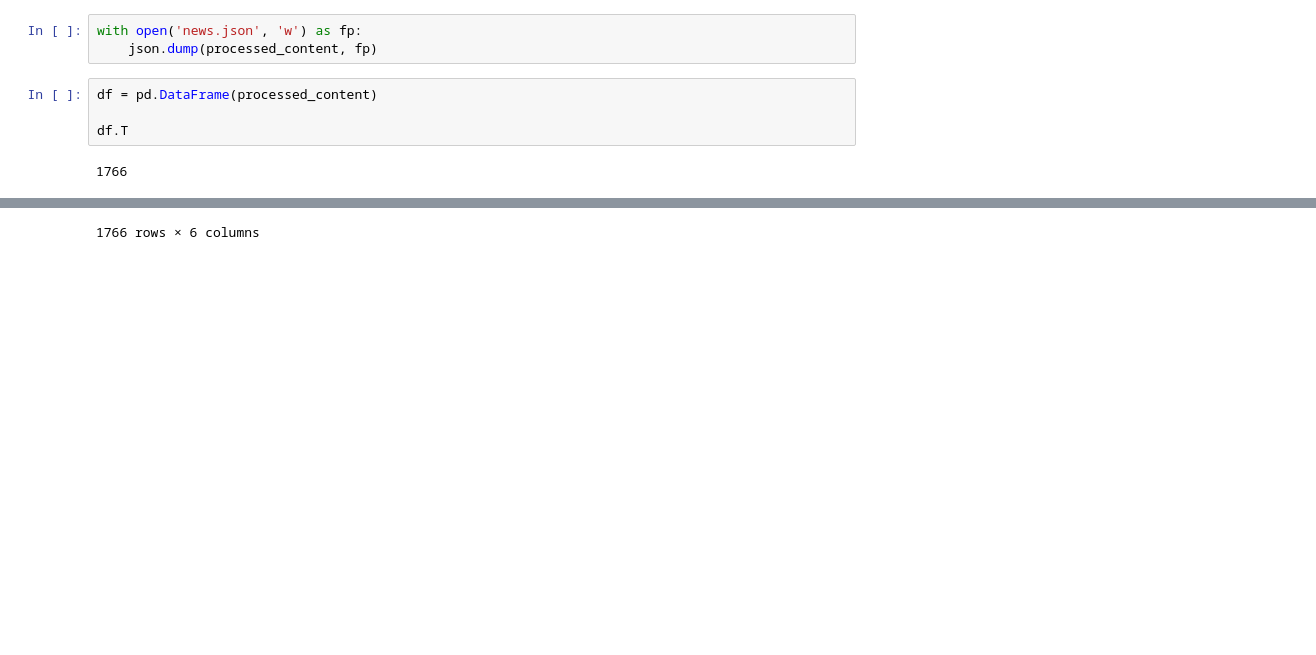
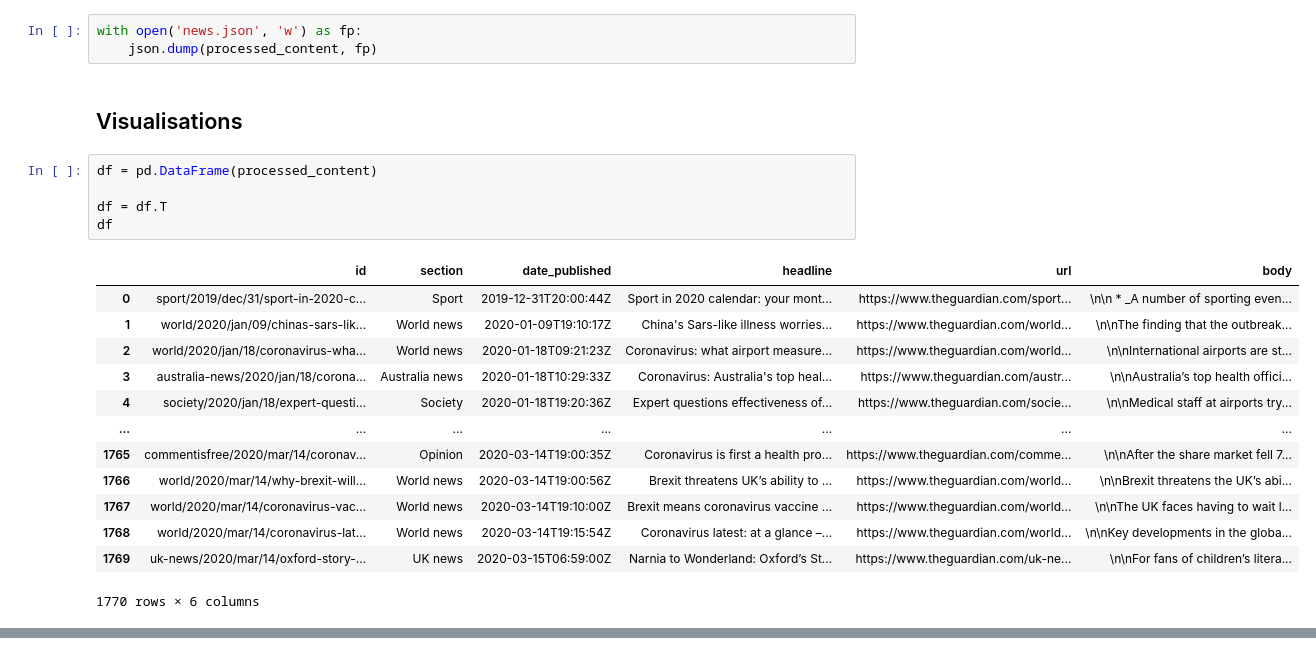
Before and after one commit to fznsakib/covidology, a Jupyter notebook: news.ipynb, the cells around one changed output, grey strips where cells are left out. Cells and saved outputs as stored; diff of their text form; blank space fills up the shorter version.

```diff
--- a/news.ipynb
+++ b/news.ipynb
@@ -106,9 +108,24 @@ for id in content.keys():
 # %%
 with open('news.json', 'w') as fp:
     json.dump(processed_content, fp)
+# %% [markdown]
+## Visualisations
 # %%
 df = pd.DataFrame(processed_content)
 
-df.T
+df = df.T
+df
 # %% [output]
+|  | id | section | date_published | headline | url | body |
+| 0 | sport/2019/dec/31/sport-in-2020-c... | Sport | 2019-12-31T20:00:44Z | Sport in 2020 calendar: your mont... | https://www.theguardian.com/sport... | \n\n * _A number of sporting even... |
+| 1 | world/2020/jan/09/chinas-sars-lik... | World news | 2020-01-09T19:10:17Z | China's Sars-like illness worries... | https://www.theguardian.com/world... | \n\nThe finding that the outbreak... |
+| 2 | world/2020/jan/18/coronavirus-wha... | World news | 2020-01-18T09:21:23Z | Coronavirus: what airport measure... | https://www.theguardian.com/world... | \n\nInternational airports are st... |
+| 3 | australia-news/2020/jan/18/corona... | Australia news | 2020-01-18T10:29:33Z | Coronavirus: Australia's top heal... | https://www.theguardian.com/austr... | \n\nAustralia’s top health offici... |
+| 4 | society/2020/jan/18/expert-questi... | Society | 2020-01-18T19:20:36Z | Expert questions effectiveness of... | https://www.theguardian.com/socie... | \n\nMedical staff at airports try... |
+| ... | ... | ... | ... | ... | ... | ... |
+| 1765 | commentisfree/2020/mar/14/coronav... | Opinion | 2020-03-14T19:00:35Z | Coronavirus is first a health pro... | https://www.theguardian.com/comme... | \n\nAfter the share market fell 7... |
+| 1766 | world/2020/mar/14/why-brexit-will... | World news | 2020-03-14T19:00:56Z | Brexit threatens UK’s ability to ... | https://www.theguardian.com/world... | \n\nBrexit threatens the UK’s abi... |
+| 1767 | world/2020/mar/14/coronavirus-vac... | World news | 2020-03-14T19:10:00Z | Brexit means coronavirus vaccine ... | https://www.theguardian.com/world... | \n\nThe UK faces having to wait l... |
+| 1768 | world/2020/mar/14/coronavirus-lat... | World news | 2020-03-14T19:15:54Z | Coronavirus latest: at a glance –... | https://www.theguardian.com/world... | \n\nKey developments in the globa... |
+| 1769 | uk-news/2020/mar/14/oxford-story-... | UK news | 2020-03-15T06:59:00Z | Narnia to Wonderland: Oxford’s St... | https://www.theguardian.com/uk-ne... | \n\nFor fans of children’s litera... |
-1766
+1770 rows × 6 columns
@@ -127 +131,0 @@ df.T
-1766 rows × 6 columns
```
Also changed, not shown: parts of 5 cells of this notebook.
